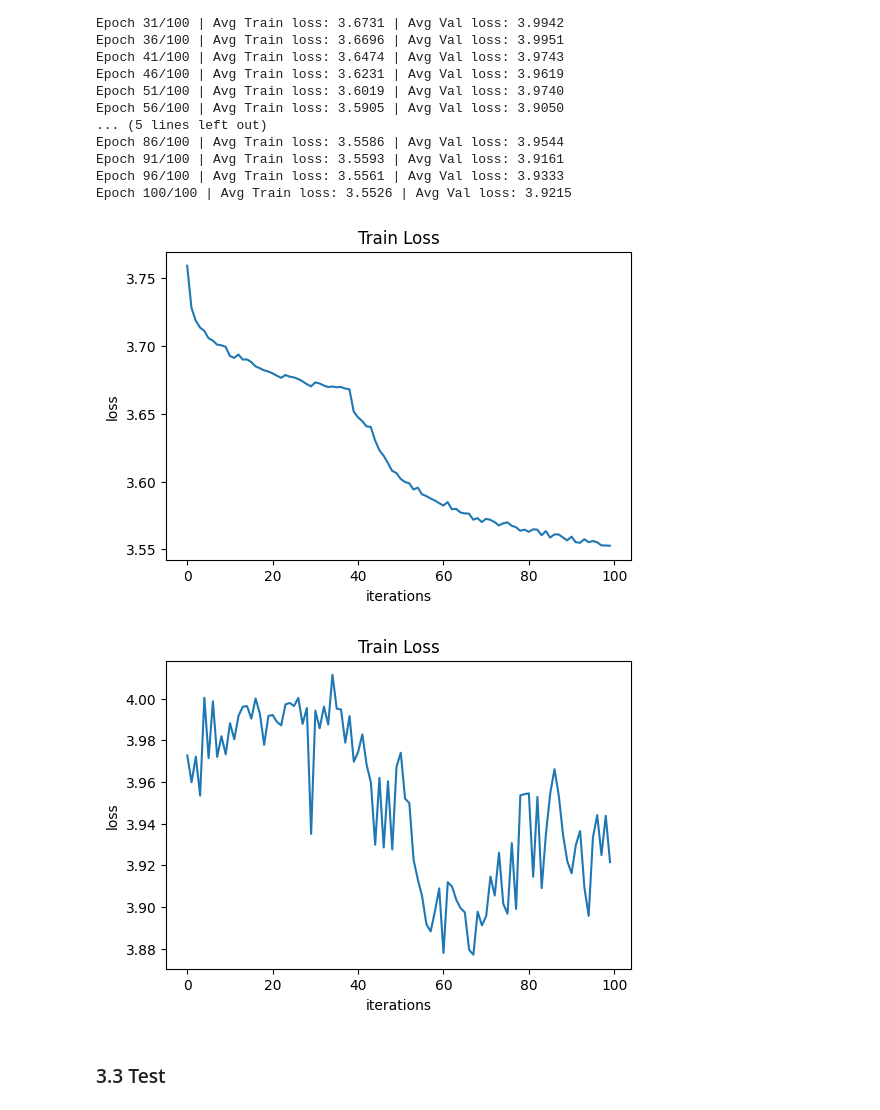
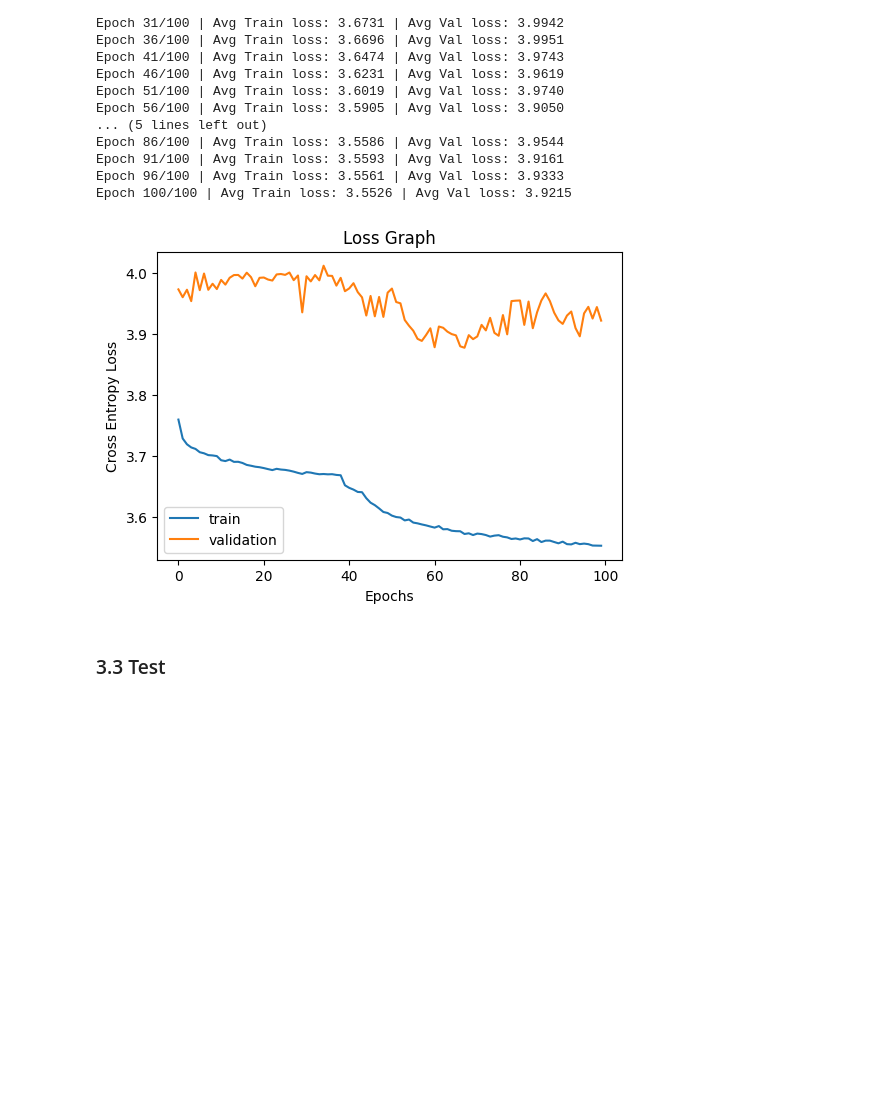
Before and after one commit to suin00h/motion-to-emotion, a Jupyter notebook: EP Model Designing.ipynb, the cells around one changed output. Cells and saved outputs as stored; diff of their text form; code cells hidden in the pictures; blank space fills up the shorter version.

Commit message:
Update: loss graph

```diff
--- a/EP Model Designing.ipynb
+++ b/EP Model Designing.ipynb
@@ -234,10 +234,8 @@ Epoch 100/100 | Avg Train loss: 3.5526 | Avg Val loss: 3.9215
 # %%
 #torch.cuda.empty_cache()
 # %%
-show_loss(loss_train)
-show_loss(loss_val)
+show_loss(loss_train, loss_val, (6, 4))
 # %% [output]
-[figure, old version]
+[figure, new version]
-[figure, removed]
 # %%
 # saving model state
```
Also changed, not shown: parts of 6 cells of this notebook, 1 other file.
